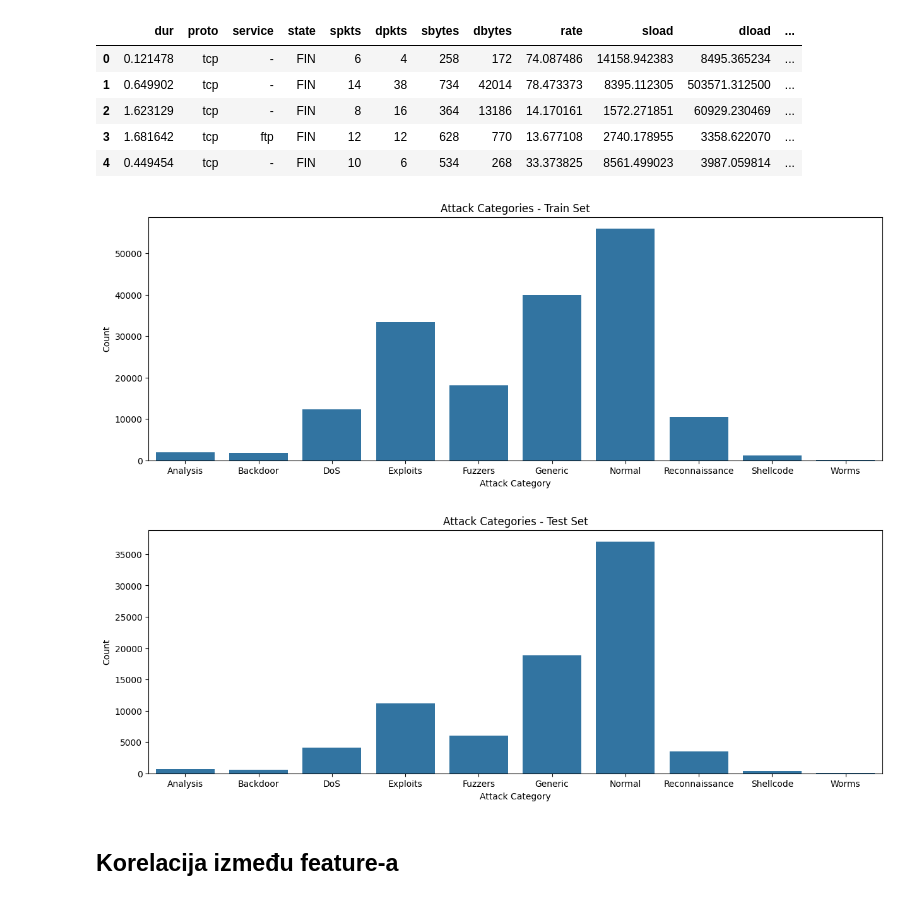
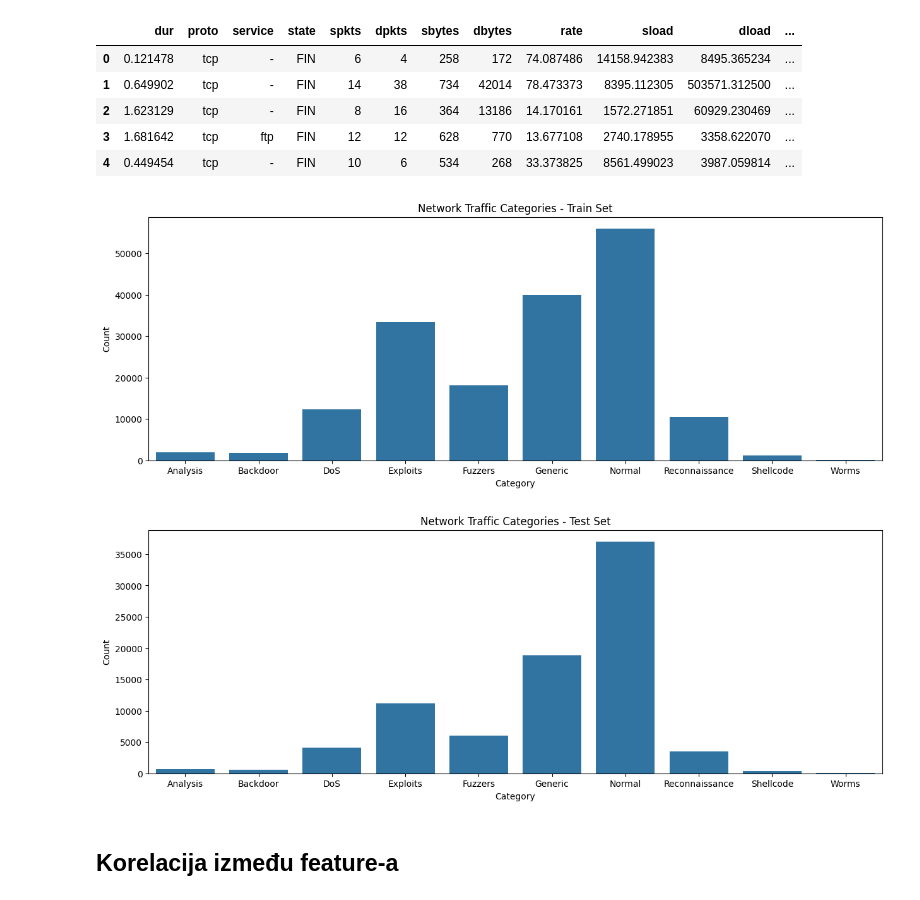
Before and after one commit to stefan-500/ml-network-traffic-classification-unsw-nb15, a Jupyter notebook: eda/general_eda.ipynb, the cells around one changed output. Cells and saved outputs as stored; diff of their text form; code cells hidden in the pictures.

```diff
--- a/eda/general_eda.ipynb
+++ b/eda/general_eda.ipynb
@@ -146,25 +146,25 @@ df_train.head()
 # %%
 import seaborn as sns
 import matplotlib.pyplot as plt
 plt.figure(figsize=(15,5))
 # sns.histplot(data = df_train['attack_cat'])
 sns.countplot(x=df_train['attack_cat'])
-plt.title('Attack Categories - Train Set')
-plt.xlabel('Attack Category')
+plt.title('Network Traffic Categories - Train Set')
+plt.xlabel('Category')
 plt.ylabel('Count')
 plt.show()
 # %% [output]
-[figure, old version]
+[figure, new version]
 # %%
 plt.figure(figsize=(15,5))
 # sns.histplot(data = df_test['attack_cat'])
 sns.countplot(x=df_test['attack_cat'])
-plt.title('Attack Categories - Test Set')
-plt.xlabel('Attack Category')
+plt.title('Network Traffic Categories - Test Set')
+plt.xlabel('Category')
 plt.ylabel('Count')
 plt.show()
 # %% [output]
-[figure, old version]
+[figure, new version]
 # %%
 # Podjela na kontinualne i kategoricke vrijednosti
 df_train_con = df_train.select_dtypes(include=['float32', 'int16', 'int32', 'int64', 'int8']) # Kontinualne kolone
```
Also changed, not shown: 9 other files.
